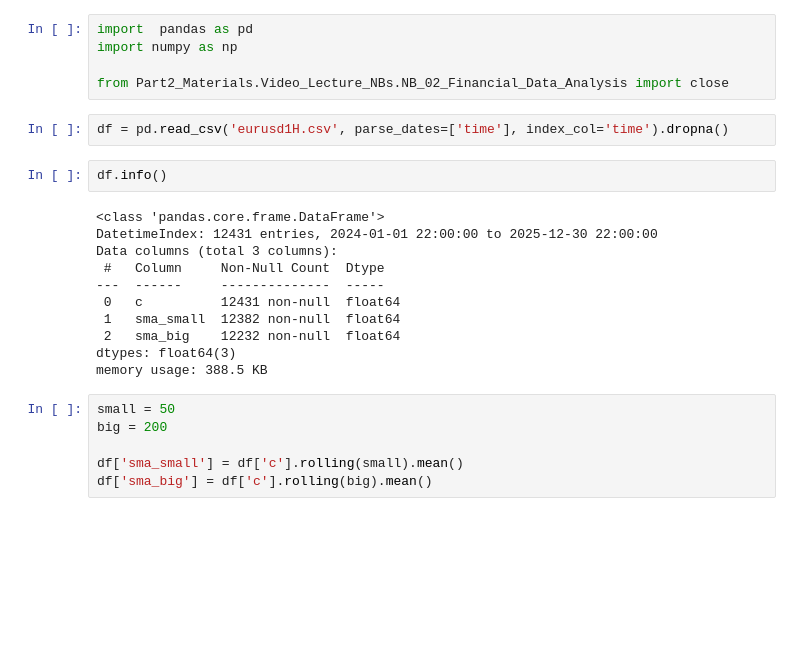
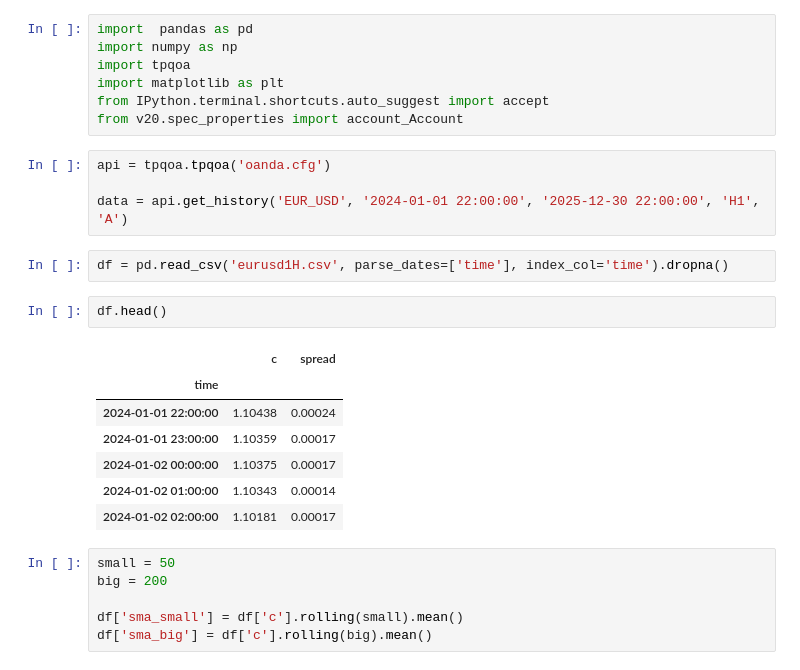
Before and after one commit to alpha-king1/Quantitative-Analysis, a Jupyter notebook: Itertive_backtesting.ipynb, the cells around one changed output. Drawn from its saved outputs; the diff is of its cells as text; blank space fills up the shorter version.

```diff
--- a/Itertive_backtesting.ipynb
+++ b/Itertive_backtesting.ipynb
@@ -1,23 +1,26 @@
 # %%
 import  pandas as pd
 import numpy as np
-
-from Part2_Materials.Video_Lecture_NBs.NB_02_Financial_Data_Analysis import close
+import tpqoa
+import matplotlib as plt
+from IPython.terminal.shortcuts.auto_suggest import accept
+from v20.spec_properties import account_Account
+# %%
+api = tpqoa.tpqoa('oanda.cfg')
+
+data = api.get_history('EUR_USD', '2024-01-01 22:00:00', '2025-12-30 22:00:00', 'H1', 'A')
 # %%
 df = pd.read_csv('eurusd1H.csv', parse_dates=['time'], index_col='time').dropna()
-# %%
-df.info()
-# %% [output]
-<class 'pandas.core.frame.DataFrame'>
-DatetimeIndex: 12431 entries, 2024-01-01 22:00:00 to 2025-12-30 22:00:00
-Data columns (total 3 columns):
- #   Column     Non-Null Count  Dtype
----  ------     --------------  -----
- 0   c          12431 non-null  float64
- 1   sma_small  12382 non-null  float64
- 2   sma_big    12232 non-null  float64
-dtypes: float64(3)
-memory usage: 388.5 KB
+# %%
+df.head()
+# %% [output]
+|  | c | spread |
+| time |  |  |
+| 2024-01-01 22:00:00 | 1.10438 | 0.00024 |
+| 2024-01-01 23:00:00 | 1.10359 | 0.00017 |
+| 2024-01-02 00:00:00 | 1.10375 | 0.00017 |
+| 2024-01-02 01:00:00 | 1.10343 | 0.00014 |
+| 2024-01-02 02:00:00 | 1.10181 | 0.00017 |
 # %%
 small = 50
 big = 200
```
Also changed, not shown: parts of 11 cells of this notebook, 1 other file.
